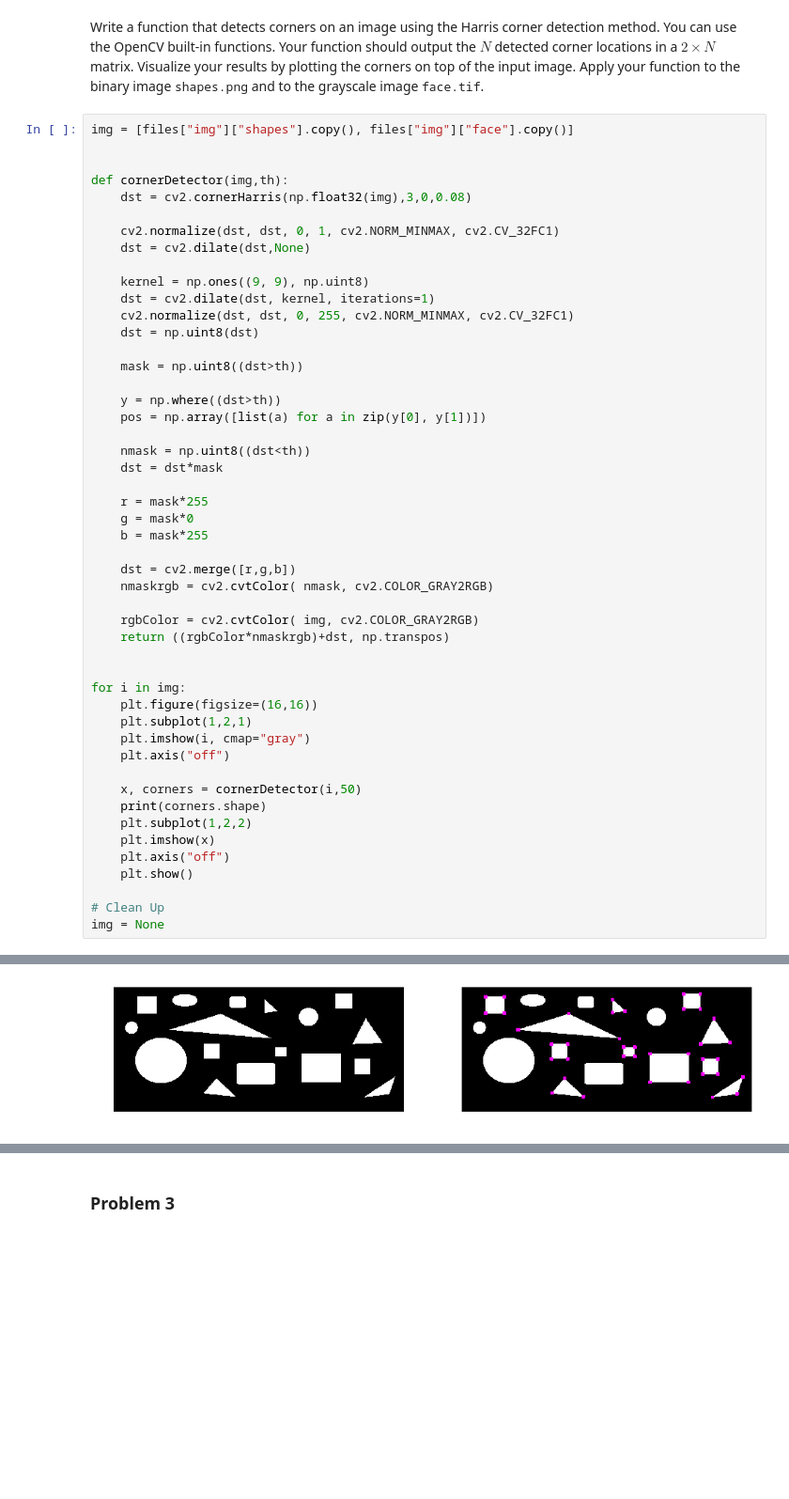
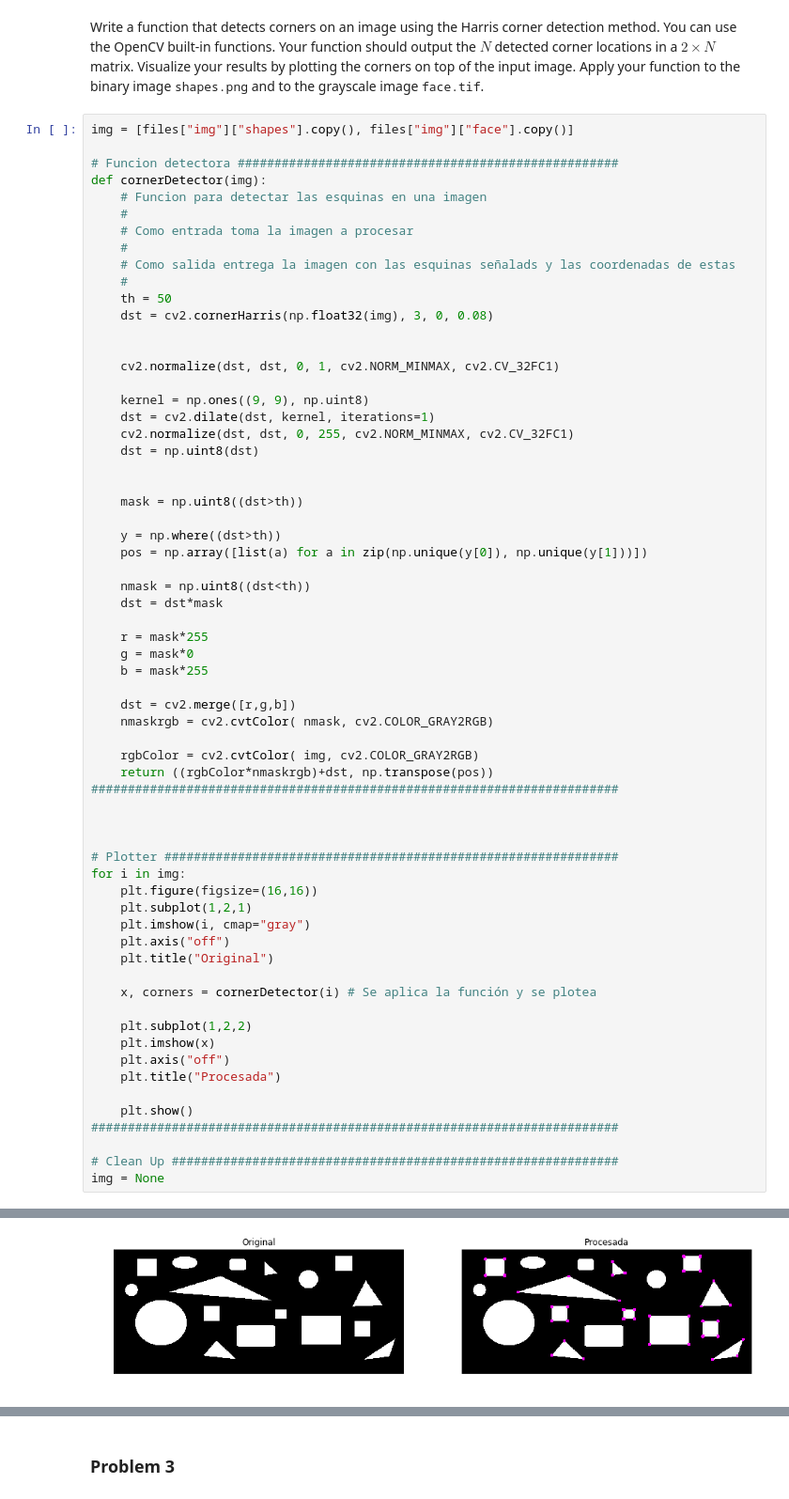
Before and after one commit to Jorgee1/Journey-to-PDI, a Jupyter notebook: Taller_5/problem_set_5.ipynb, the cells around one changed output, grey strips where cells are left out. Shown at 94% size. Drawn from its saved outputs; the diff is of its cells as text; blank space fills up the shorter version.

```diff
--- a/Taller_5/problem_set_5.ipynb
+++ b/Taller_5/problem_set_5.ipynb
@@ -74,22 +74,30 @@ Write a function that detects corners on an image using the Harris corner detect
 # %%
 img = [files["img"]["shapes"].copy(), files["img"]["face"].copy()]
 
+# Funcion detectora ####################################################
+def cornerDetector(img):
+    # Funcion para detectar las esquinas en una imagen
+    #
+    # Como entrada toma la imagen a procesar
+    #
+    # Como salida entrega la imagen con las esquinas señalads y las coordenadas de estas
+    #
+    th = 50
+    dst = cv2.cornerHarris(np.float32(img), 3, 0, 0.08)
 
-def cornerDetector(img,th):
-    dst = cv2.cornerHarris(np.float32(img),3,0,0.08)
 
     cv2.normalize(dst, dst, 0, 1, cv2.NORM_MINMAX, cv2.CV_32FC1)
-    dst = cv2.dilate(dst,None)
 
     kernel = np.ones((9, 9), np.uint8)
     dst = cv2.dilate(dst, kernel, iterations=1)
     cv2.normalize(dst, dst, 0, 255, cv2.NORM_MINMAX, cv2.CV_32FC1)
     dst = np.uint8(dst)
 
+
     mask = np.uint8((dst>th))
 
     y = np.where((dst>th))
-    pos = np.array([list(a) for a in zip(y[0], y[1])])
+    pos = np.array([list(a) for a in zip(np.unique(y[0]), np.unique(y[1]))])
 
     nmask = np.uint8((dst<th))
     dst = dst*mask
@@ -102,22 +110,29 @@ def cornerDetector(img,th):
     nmaskrgb = cv2.cvtColor( nmask, cv2.COLOR_GRAY2RGB)
 
     rgbColor = cv2.cvtColor( img, cv2.COLOR_GRAY2RGB)
-    return ((rgbColor*nmaskrgb)+dst, np.transpos)
+    return ((rgbColor*nmaskrgb)+dst, np.transpose(pos))
+########################################################################
 
 
+
+# Plotter ##############################################################
 for i in img:
     plt.figure(figsize=(16,16))
     plt.subplot(1,2,1)
     plt.imshow(i, cmap="gray")
     plt.axis("off")
+    plt.title("Original")
 
-    x, corners = cornerDetector(i,50)
-    print(corners.shape)
+    x, corners = cornerDetector(i) # Se aplica la función y se plotea
+
     plt.subplot(1,2,2)
     plt.imshow(x)
     plt.axis("off")
+    plt.title("Procesada")
+
     plt.show()
+########################################################################
 
-# Clean Up
+# Clean Up #############################################################
 img = None
 # %% [output]
@@ -125 +139 @@ img = None
-[figure, old version]
+[figure, new version]
```
Also changed, not shown: parts of 5 cells of this notebook.
